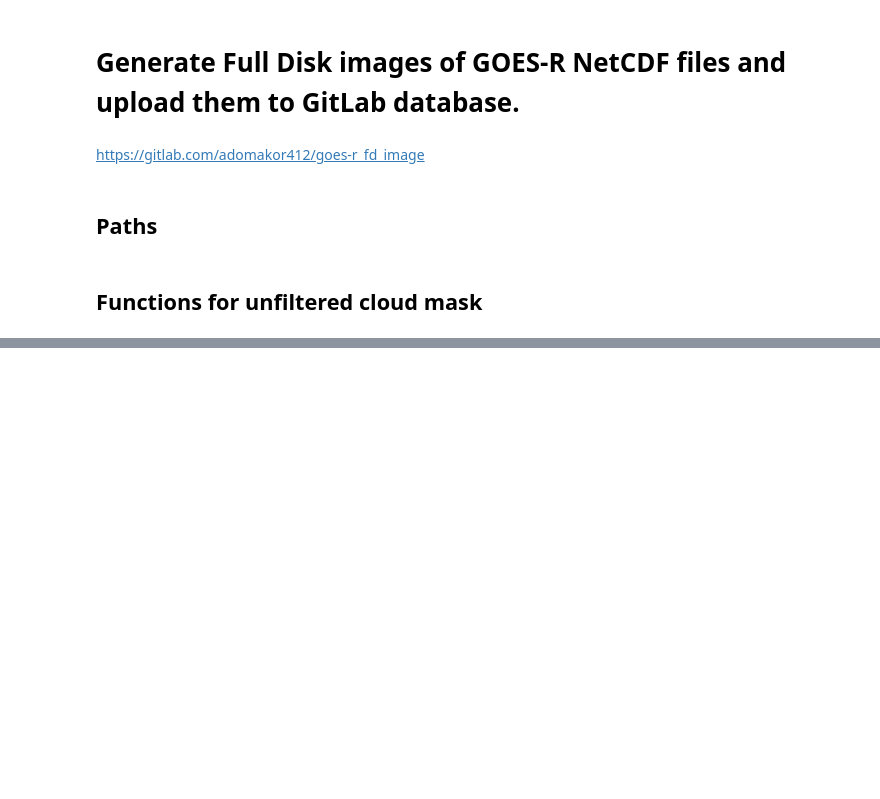
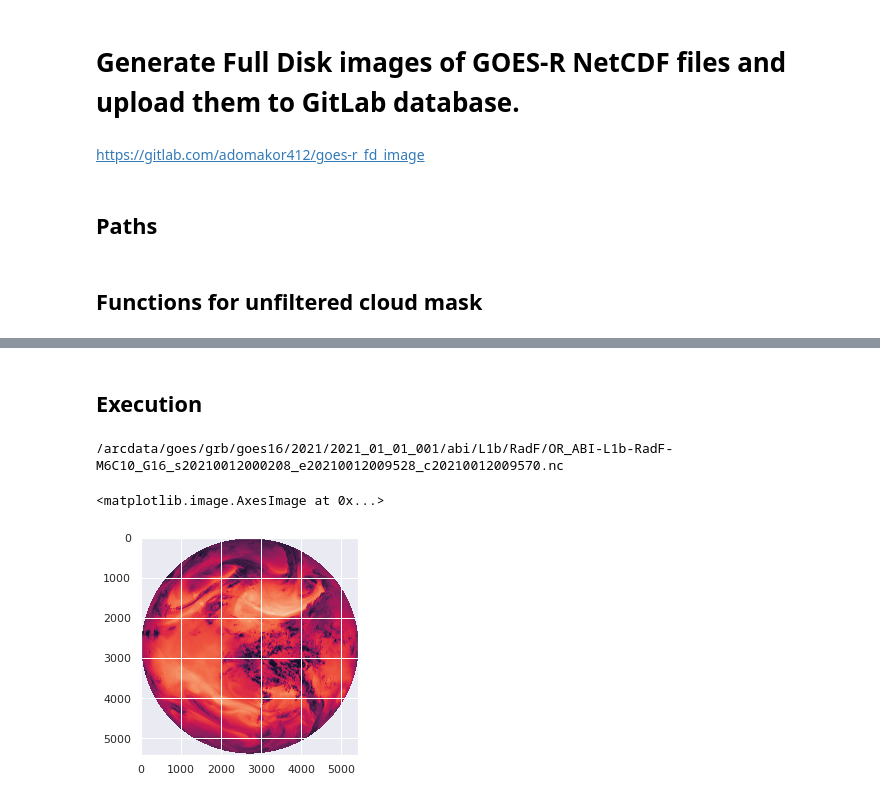
Before and after one commit to adomakor412/NERTO_CIMSS_GOES-R, a Jupyter notebook: GOES-R_imageFD.ipynb, the cells around one changed output, grey strips where cells are left out. Cells and saved outputs as stored; diff of their text form; code cells hidden in the pictures; blank space fills up the shorter version.

Commit message:
working sample of FD image

```diff
--- a/GOES-R_imageFD.ipynb
+++ b/GOES-R_imageFD.ipynb
@@ -382,0 +181,59 @@ filelog.close()
+# %% [markdown]
+## Execution
+# %%
+filelog = open('log_FD_image.txt','w')
+
+for SS, bb, yyyy, mm, dd, hr in search:
+    SS, bb, yyyy, mm, dd, hr = \
+        str(SS).zfill(2),\
+        str(bb).zfill(2),\
+        str(yyyy).zfill(4),\
+        str(mm).zfill(2),\
+        str(dd).zfill(2),\
+        str(hr).zfill(2)
+
+    try:
+        calDate = gregorian.date(int(yyyy), int(mm), int(dd))
+        DDD = ordinal.from_gregorian(calDate.year, calDate.month, calDate.day)[1]
+        DDD = str(DDD).zfill(3)
+
+        #Not a cd command, use absolute path
+        #netcdf = glob.glob(f'~/arcdata/goes/grb/goes{SS}/{yyyy}/{yyyy}_{mm}_{dd}_{DDD}/abi/L1b/RadF/')
+        netcdf = glob.glob(f'/arcdata/goes/grb/goes{SS}/{yyyy}/{yyyy}_{mm}_{dd}_{DDD}/abi/L1b/RadF/*')
+#         print(yyyy,mm,dd,DDD)
+#         print(netcdf)
+#         print(len(netcdf))
+#         break
+        print(netcdf, file=filelog)
+
+        for file in netcdf:
+            print(file)
+            i = file.find('_s')#+2
+            HH = file[i+9: i+11]
+            MM = file[i+11: i+13]
+            ss = file[i+13: i+15]
+
+            GOES_R = xr.open_dataset(file)
+            GOES_image = GOES_R['Rad']
+            plt.grid(None)
+            plt.axis('off')
+            plt.imshow(GOES_image)
+            plt.savefig(op.join(storage,f'{yyyy}/goes{SS}_B{bb}_{yyyy}_{mm}_{dd}_{HH}_{MM}_{ss}.png'))
+
+    except:
+        continue
+    break
+
+filelog.close()
+# %% [output]
+/arcdata/goes/grb/goes16/2021/2021_01_01_001/abi/L1b/RadF/OR_ABI-L1b-RadF-M6C10_G16_s20210012000208_e20210012009528_c20210012009570.nc
+# %%
+file = '/arcdata/goes/grb/goes16/2021/2021_01_01_001/abi/L1b/RadF/OR_ABI-L1b-RadF-M6C10_G16_s20210012000208_e20210012009528_c20210012009570.nc'
+# %%
+GOES_R = xr.open_dataset(file)
+GOES_image = GOES_R['Rad']
+# %%
+plt.imshow(GOES_image)
+# %% [output]
+<matplotlib.image.AxesImage at 0x...>
+[figure, added]
```
Also changed, not shown: parts of 8 cells of this notebook, 4 other files.
